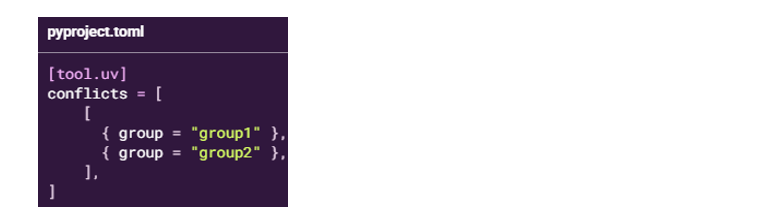
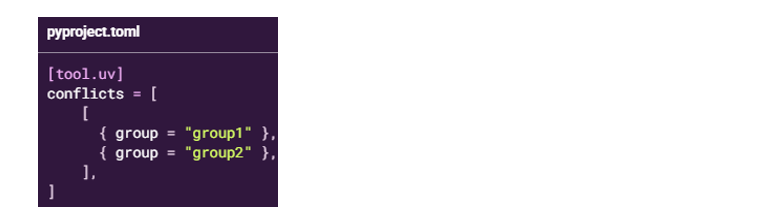
Before and after one commit to joeltho26/UV, a Jupyter notebook: notes/Dependencies/conflicting-dependencies.ipynb, the cells around one changed output. Saved outputs shown, nothing was run; the diff lists cells and outputs as text; code cells hidden in the pictures.

```diff
--- a/notes/Dependencies/conflicting-dependencies.ipynb
+++ b/notes/Dependencies/conflicting-dependencies.ipynb
@@ -15,9 +37,9 @@ display(new_image)
 # %%
 from PIL import Image
 from IPython.display import display
 
 img = Image.open('images/conflict2.png')
-new_image = img.resize((250, 190))
+new_image = img.resize((240, 190))
 display(new_image)
 # %% [output]
-[figure, old version]
+[figure, new version]
```
Also changed, not shown: parts of 8 cells of this notebook, 36 other files.
